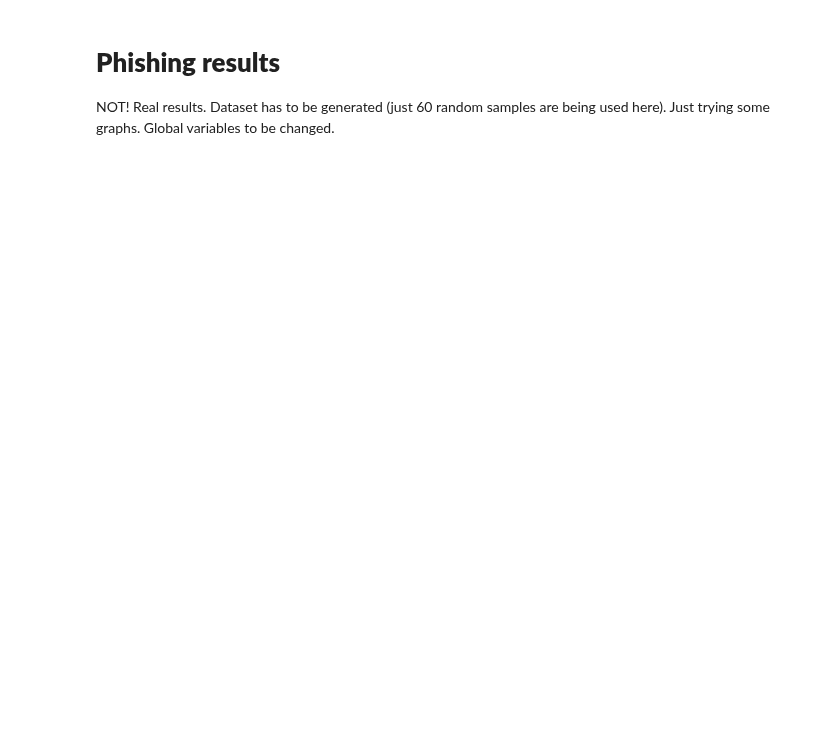
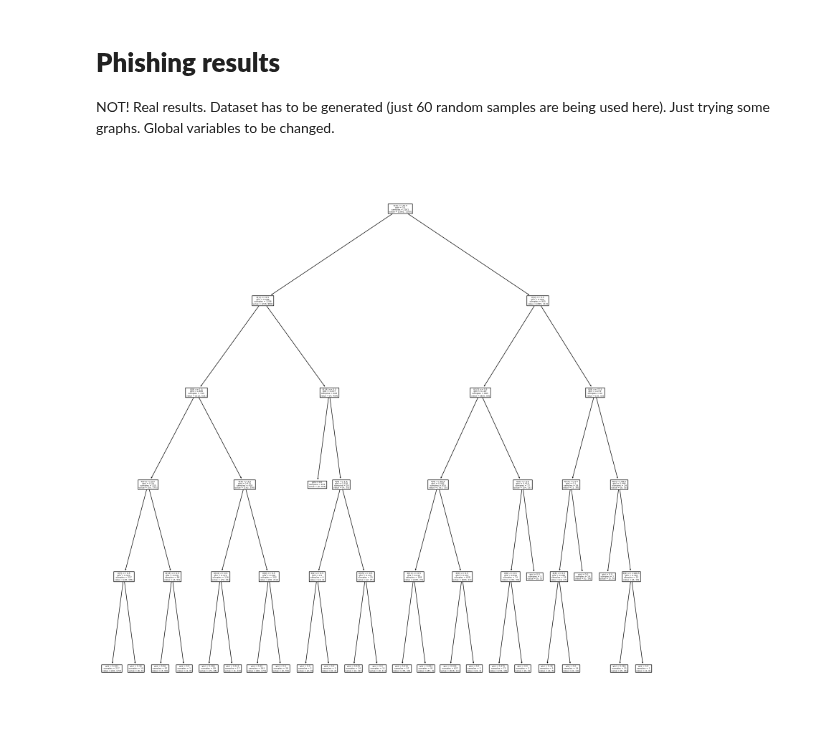
Before and after one commit to phf1001/semisupervised-learning-in-cibersecurity, a Jupyter notebook: src/phishing_fvg/phishing-graphs.ipynb, the cells around one changed output. Cells and saved outputs as stored; diff of their text form; code cells hidden in the pictures; blank space fills up the shorter version.

```diff
--- a/src/phishing_fvg/phishing-graphs.ipynb
+++ b/src/phishing_fvg/phishing-graphs.ipynb
@@ -124,5 +127,14 @@ def get_comparation_graph(y_low_lim=0, curve='ROC'):
     axes[3].set_ylim(y_low_lim, 1.0)
     axes[3].bar(cls_names, np.mean(AUCs, axis=0), color=colours)
     plt.plot()
+# %%
+cls = DecisionTreeClassifier(max_depth=5)
+cls.fit(X, y)
+
+plt.figure(figsize=(20,20))
+tree.plot_tree(cls)
+plt.savefig('tree_high_dpi', dpi=100)
+# %% [output]
+[figure, added]
 # %%
 get_comparation_graph(0, curve='PR')
```
Also changed, not shown: parts of 3 cells of this notebook, 5 other files.
